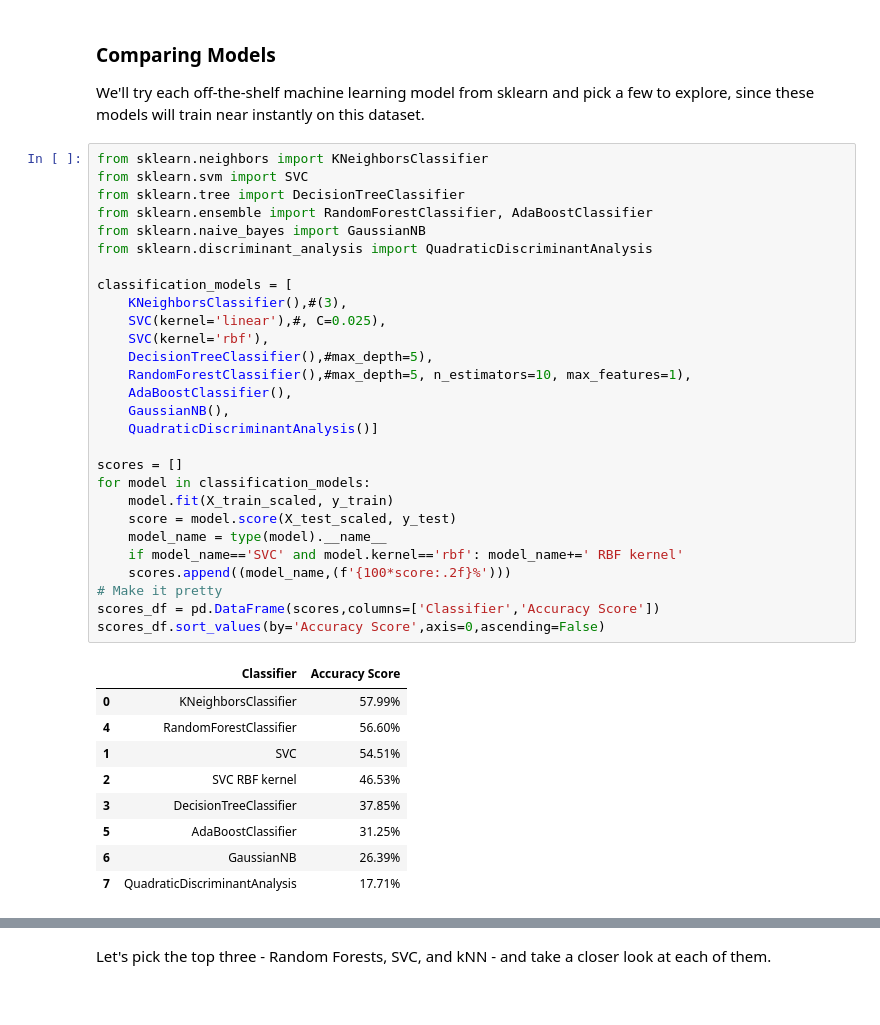
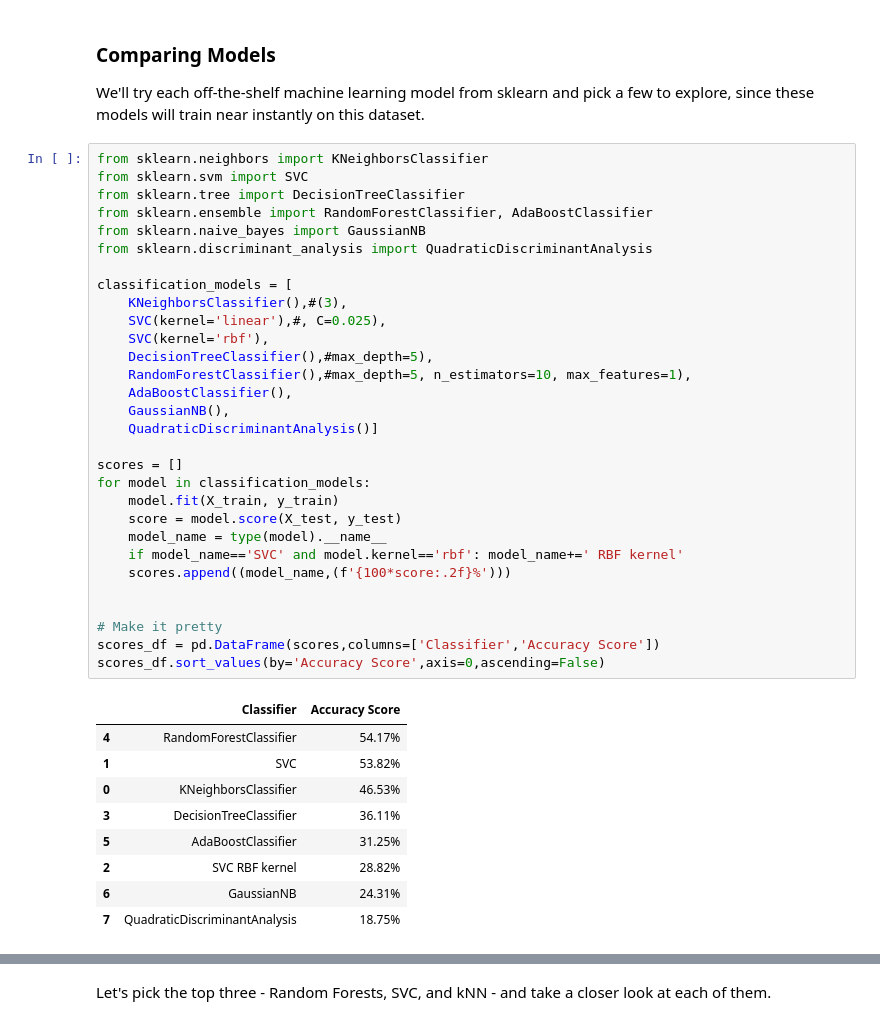
Before and after one commit to IAT-ExploringAI-2025/Week3-ClassicML, a Jupyter notebook: Week_3_MachineLearning.ipynb, the cells around one changed output, grey strips where cells are left out. Drawn from its saved outputs; the diff is of its cells as text.

```diff
--- a/Week_3_MachineLearning.ipynb
+++ b/Week_3_MachineLearning.ipynb
@@ -478,38 +568,40 @@ We'll try each off-the-shelf machine learning model from sklearn and pick a few
 # %%
 from sklearn.neighbors import KNeighborsClassifier
 from sklearn.svm import SVC
 from sklearn.tree import DecisionTreeClassifier
 from sklearn.ensemble import RandomForestClassifier, AdaBoostClassifier
 from sklearn.naive_bayes import GaussianNB
 from sklearn.discriminant_analysis import QuadraticDiscriminantAnalysis
 
 classification_models = [
     KNeighborsClassifier(),#(3),
     SVC(kernel='linear'),#, C=0.025),
     SVC(kernel='rbf'),
     DecisionTreeClassifier(),#max_depth=5),
     RandomForestClassifier(),#max_depth=5, n_estimators=10, max_features=1),
     AdaBoostClassifier(),
     GaussianNB(),
     QuadraticDiscriminantAnalysis()]
 
 scores = []
 for model in classification_models:
-    model.fit(X_train_scaled, y_train)
-    score = model.score(X_test_scaled, y_test)
+    model.fit(X_train, y_train)
+    score = model.score(X_test, y_test)
     model_name = type(model).__name__
     if model_name=='SVC' and model.kernel=='rbf': model_name+=' RBF kernel'
     scores.append((model_name,(f'{100*score:.2f}%')))
+
+
 # Make it pretty
 scores_df = pd.DataFrame(scores,columns=['Classifier','Accuracy Score'])
 scores_df.sort_values(by='Accuracy Score',axis=0,ascending=False)
 # %% [output]
 |  | Classifier | Accuracy Score |
-| 0 | KNeighborsClassifier | 57.99% |
-| 4 | RandomForestClassifier | 56.60% |
-| 1 | SVC | 54.51% |
-| 2 | SVC RBF kernel | 46.53% |
-| 3 | DecisionTreeClassifier | 37.85% |
+| 4 | RandomForestClassifier | 54.17% |
+| 1 | SVC | 53.82% |
+| 0 | KNeighborsClassifier | 46.53% |
+| 3 | DecisionTreeClassifier | 36.11% |
 | 5 | AdaBoostClassifier | 31.25% |
-| 6 | GaussianNB | 26.39% |
-| 7 | QuadraticDiscriminantAnalysis | 17.71% |
+| 2 | SVC RBF kernel | 28.82% |
+| 6 | GaussianNB | 24.31% |
+| 7 | QuadraticDiscriminantAnalysis | 18.75% |
```
Also changed, not shown: parts of 7 cells of this notebook.
